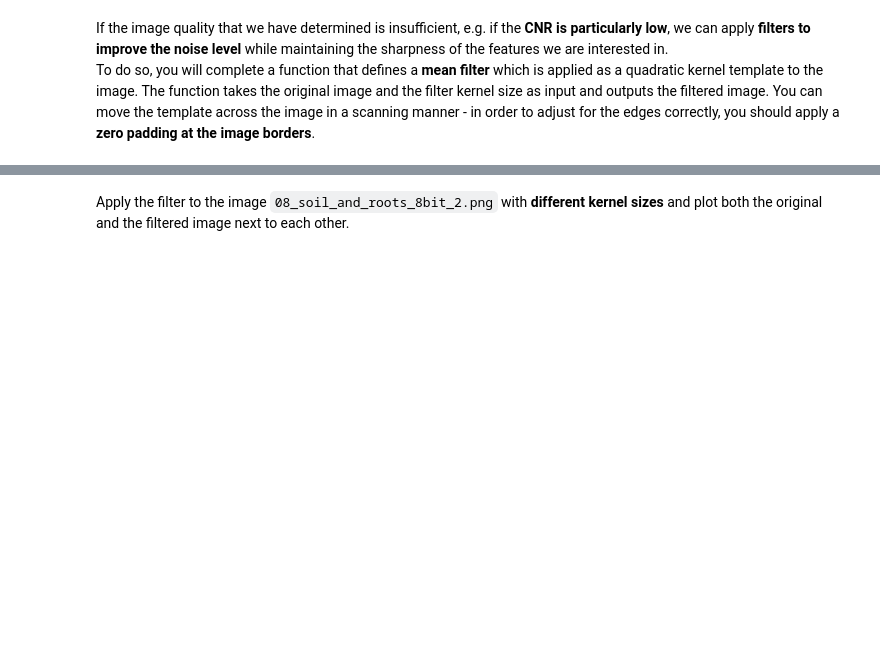
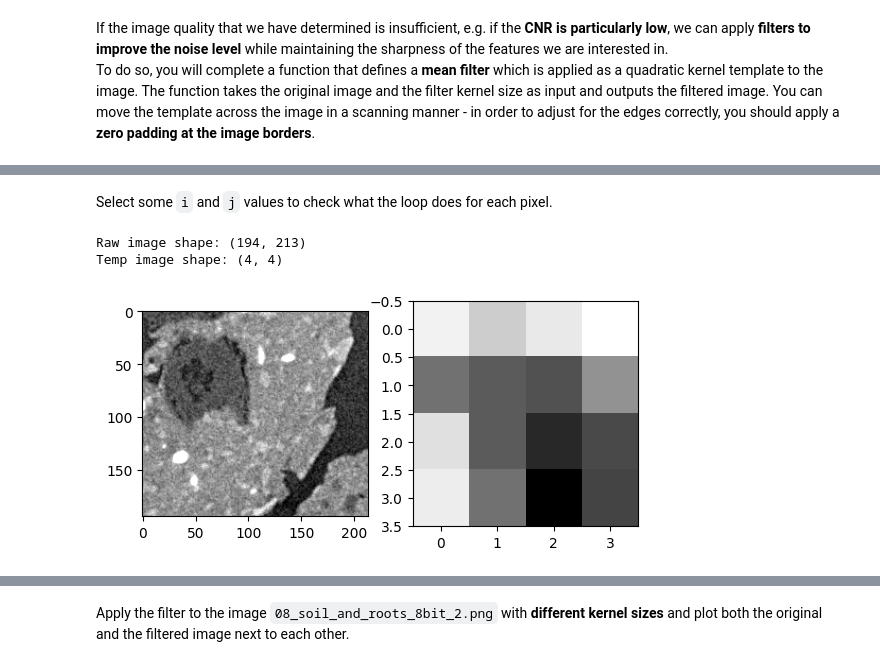
Before and after one commit to cawi-hro/SynchotronTechniques_MSF_CDMA, a Jupyter notebook: exercises/09_STMC_Image_processing_filters_solution.ipynb, the cells around one changed output, grey strips where cells are left out. Cells and saved outputs as stored; diff of their text form; code cells hidden in the pictures; blank space fills up the shorter version.

```diff
--- a/exercises/09_STMC_Image_processing_filters_solution.ipynb
+++ b/exercises/09_STMC_Image_processing_filters_solution.ipynb
@@ -141,0 +193,17 @@ def mean_filter(image, filter_size):
+# %% [markdown]
+Select some ``i`` and ``j`` values to check what the loop does for each pixel.
+# %%
+i = 100
+j = 150
+temp = img_aux[i : i + filter_size, j : j + filter_size]
+
+fig, (ax1, ax2) = plt.subplots(1, 2)
+ax1.imshow(image_raw, cmap="gray")
+ax2.imshow(temp, cmap="gray")
+
+print(f"Raw image shape: {image_raw.shape}")
+print(f"Temp image shape: {temp.shape}")
+# %% [output]
+Raw image shape: (194, 213)
+Temp image shape: (4, 4)
+[figure, added]
```
Also changed, not shown: parts of 35 cells of this notebook, 1 other file.
